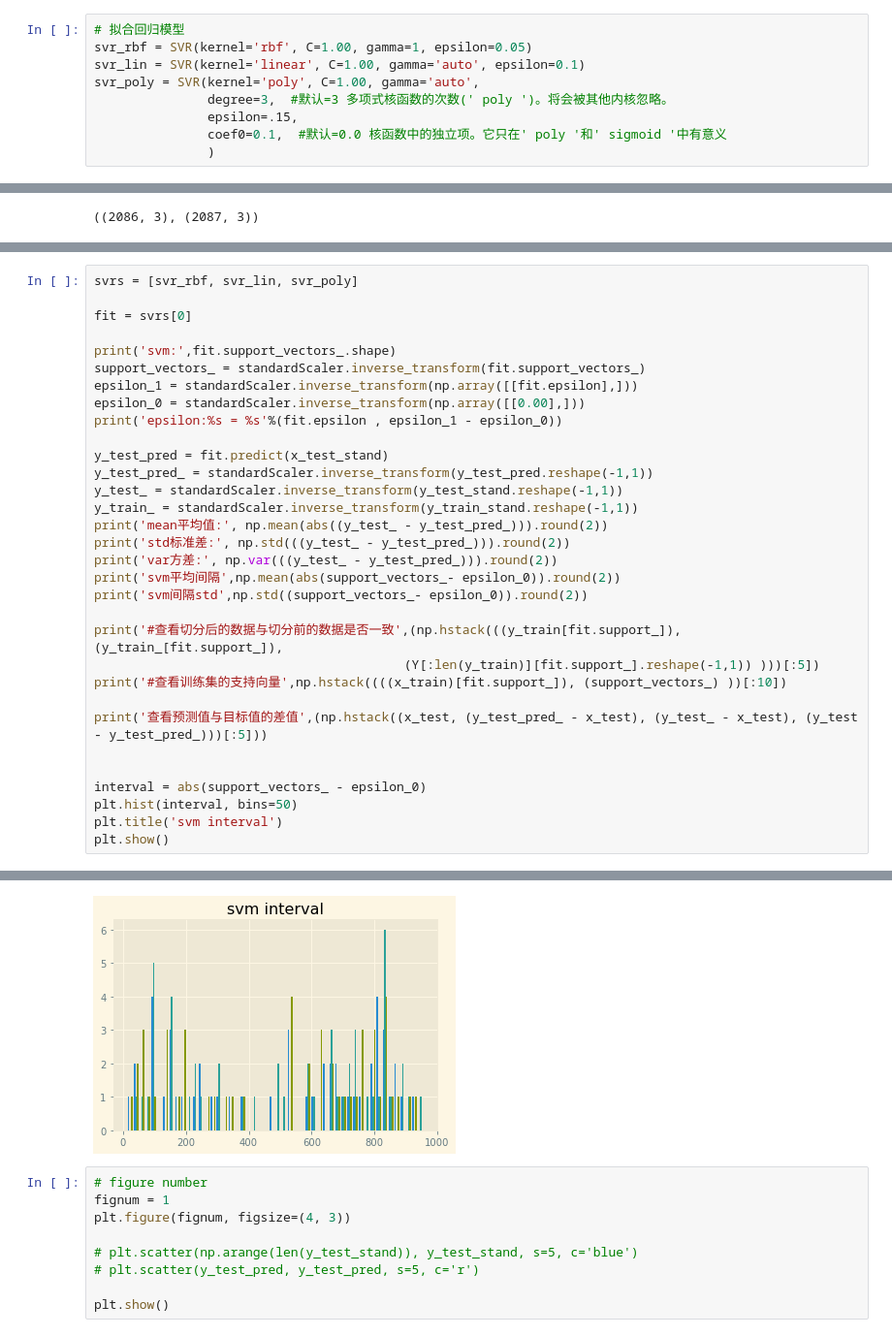
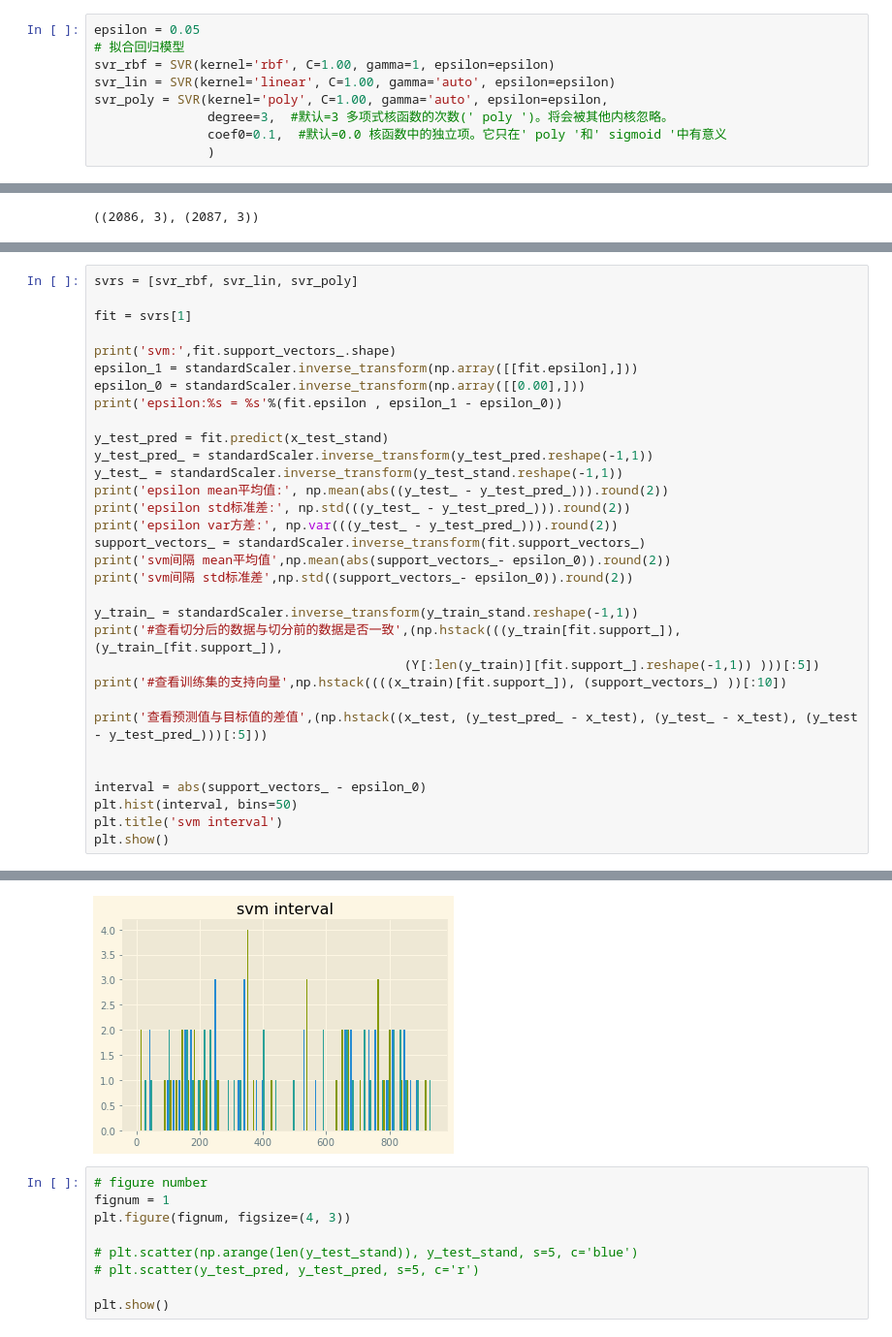
Before and after one commit to vcfriend/python-demo, a Jupyter notebook: myQuant/strategy/03-svm-svr.ipynb, the cells around one changed output, grey strips where cells are left out. Shown at 97% size. Drawn from its saved outputs; the diff is of its cells as text.

```diff
--- a/myQuant/strategy/03-svm-svr.ipynb
+++ b/myQuant/strategy/03-svm-svr.ipynb
@@ -191,12 +191,12 @@ print(x_train[:10,0])
 # ax.set_ylabel('Predicted')
 # plt.show()
 # %%
+epsilon = 0.05
 # 拟合回归模型
-svr_rbf = SVR(kernel='rbf', C=1.00, gamma=1, epsilon=0.05)
-svr_lin = SVR(kernel='linear', C=1.00, gamma='auto', epsilon=0.1)
-svr_poly = SVR(kernel='poly', C=1.00, gamma='auto',
+svr_rbf = SVR(kernel='rbf', C=1.00, gamma=1, epsilon=epsilon)
+svr_lin = SVR(kernel='linear', C=1.00, gamma='auto', epsilon=epsilon)
+svr_poly = SVR(kernel='poly', C=1.00, gamma='auto', epsilon=epsilon,
                degree=3,  #默认=3 多项式核函数的次数(' poly ')。将会被其他内核忽略。
-               epsilon=.15,
                coef0=0.1,  #默认=0.0 核函数中的独立项。它只在' poly '和' sigmoid '中有意义
                )
 # %%
@@ -275,10 +292,9 @@ ix=2, svcs=SVR(coef0=0.1, epsilon=0.15, gamma='auto', kernel='poly')
 # %%
 svrs = [svr_rbf, svr_lin, svr_poly]
 
-fit = svrs[0]
+fit = svrs[1]
 
 print('svm:',fit.support_vectors_.shape)
-support_vectors_ = standardScaler.inverse_transform(fit.support_vectors_)
 epsilon_1 = standardScaler.inverse_transform(np.array([[fit.epsilon],]))
 epsilon_0 = standardScaler.inverse_transform(np.array([[0.00],]))
 print('epsilon:%s = %s'%(fit.epsilon , epsilon_1 - epsilon_0))
@@ -286,13 +302,14 @@ print('epsilon:%s = %s'%(fit.epsilon , epsilon_1 - epsilon_0))
 y_test_pred = fit.predict(x_test_stand)
 y_test_pred_ = standardScaler.inverse_transform(y_test_pred.reshape(-1,1))
 y_test_ = standardScaler.inverse_transform(y_test_stand.reshape(-1,1))
+print('epsilon mean平均值:', np.mean(abs((y_test_ - y_test_pred_))).round(2))
+print('epsilon std标准差:', np.std(((y_test_ - y_test_pred_))).round(2))
+print('epsilon var方差:', np.var(((y_test_ - y_test_pred_))).round(2))
+support_vectors_ = standardScaler.inverse_transform(fit.support_vectors_)
+print('svm间隔 mean平均值',np.mean(abs(support_vectors_- epsilon_0)).round(2))
+print('svm间隔 std标准差',np.std((support_vectors_- epsilon_0)).round(2))
+
 y_train_ = standardScaler.inverse_transform(y_train_stand.reshape(-1,1))
-print('mean平均值:', np.mean(abs((y_test_ - y_test_pred_))).round(2))
-print('std标准差:', np.std(((y_test_ - y_test_pred_))).round(2))
-print('var方差:', np.var(((y_test_ - y_test_pred_))).round(2))
-print('svm平均间隔',np.mean(abs(support_vectors_- epsilon_0)).round(2))
-print('svm间隔std',np.std((support_vectors_- epsilon_0)).round(2))
-
 print('#查看切分后的数据与切分前的数据是否一致',(np.hstack(((y_train[fit.support_]), (y_train_[fit.support_]),
                                          (Y[:len(y_train)][fit.support_].reshape(-1,1)) )))[:5])
 print('#查看训练集的支持向量',np.hstack((((x_train)[fit.support_]), (support_vectors_) ))[:10])
@@ -325,4 +342,4 @@ svm间隔std 555.27
-[figure, old version]
+[figure, new version]
 # %%
 # figure number
 fignum = 1
```
Also changed, not shown: parts of 6 cells of this notebook, 2 other files.
